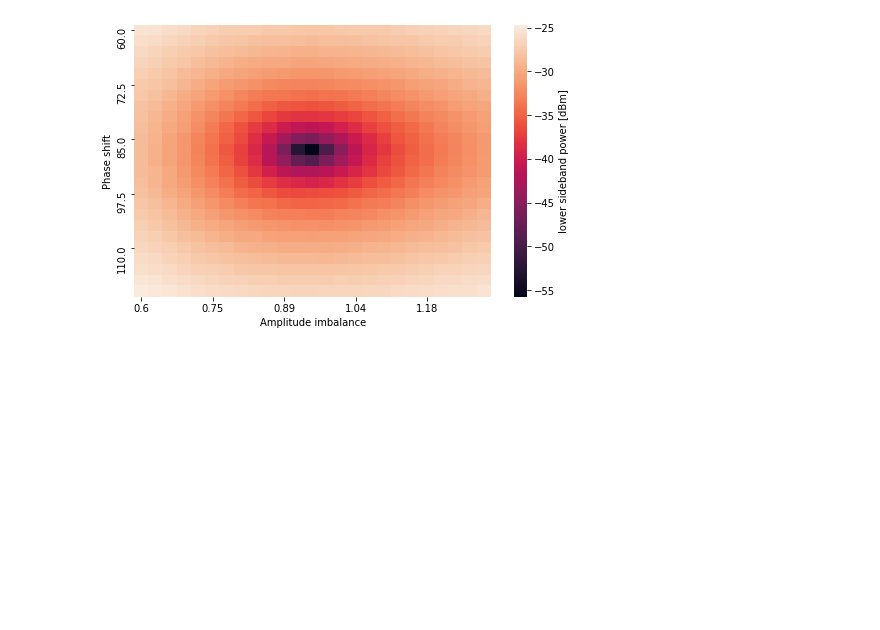
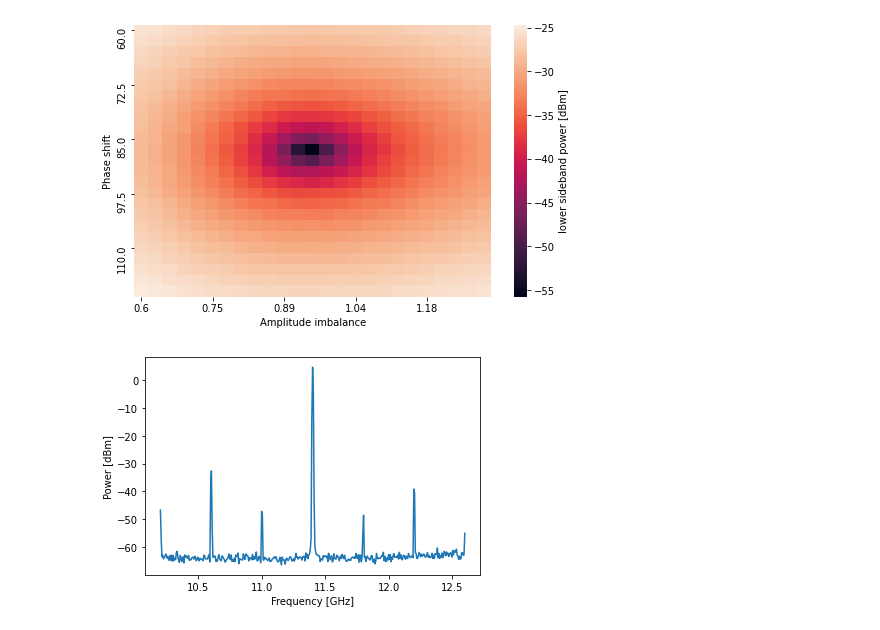
Before and after one commit to lukingroup/pylabnet, a Jupyter notebook: demo/iq-optimizer/IQOptimizer_demo.ipynb, the cells around one changed output. Cells and saved outputs as stored; diff of their text form; code cells hidden in the pictures; blank space fills up the shorter version.

```diff
--- a/demo/iq-optimizer/IQOptimizer_demo.ipynb
+++ b/demo/iq-optimizer/IQOptimizer_demo.ipynb
@@ -112,3 +110,8 @@ mw_client.output_on()
 opt1.plot_phase_amp_sweep(60, 120, 0.6, 1.3, 25)
 # %% [output]
 [figure]
+# %%
+sa.set_reference_level(-5)
+sa.plot_trace()
+# %% [output]
+[figure, added]
```
Also changed, not shown: parts of 9 cells of this notebook, 3 other files.
